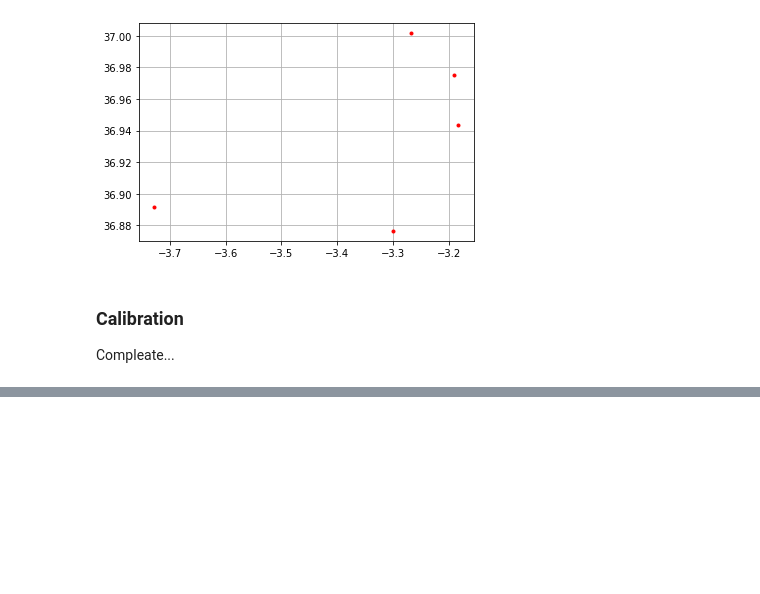
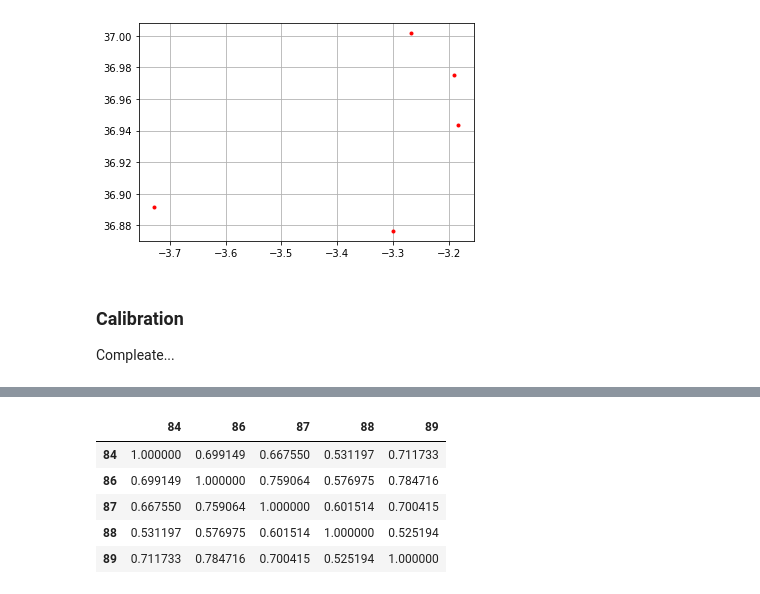
Before and after one commit to IHCantabria/NEOPRENE, a Jupyter notebook: notebooks/STNSRP_test_SN.ipynb, the cells around one changed output, grey strips where cells are left out. Saved outputs shown, nothing was run; the diff lists cells and outputs as text; code cells hidden in the pictures; blank space fills up the shorter version.

```diff
--- a/notebooks/STNSRP_test_SN.ipynb
+++ b/notebooks/STNSRP_test_SN.ipynb
@@ -182,0 +191,9 @@ Numero de celdas de lluvia por tormenta 341.8181818181818
+# %%
+Input_Series.astype(float).corr()
+# %% [output]
+|  | 84 | 86 | 87 | 88 | 89 |
+| 84 | 1.000000 | 0.699149 | 0.667550 | 0.531197 | 0.711733 |
+| 86 | 0.699149 | 1.000000 | 0.759064 | 0.576975 | 0.784716 |
+| 87 | 0.667550 | 0.759064 | 1.000000 | 0.601514 | 0.700415 |
+| 88 | 0.531197 | 0.576975 | 0.601514 | 1.000000 | 0.525194 |
+| 89 | 0.711733 | 0.784716 | 0.700415 | 0.525194 | 1.000000 |
```
Also changed, not shown: parts of 6 cells of this notebook, 5 other files.
